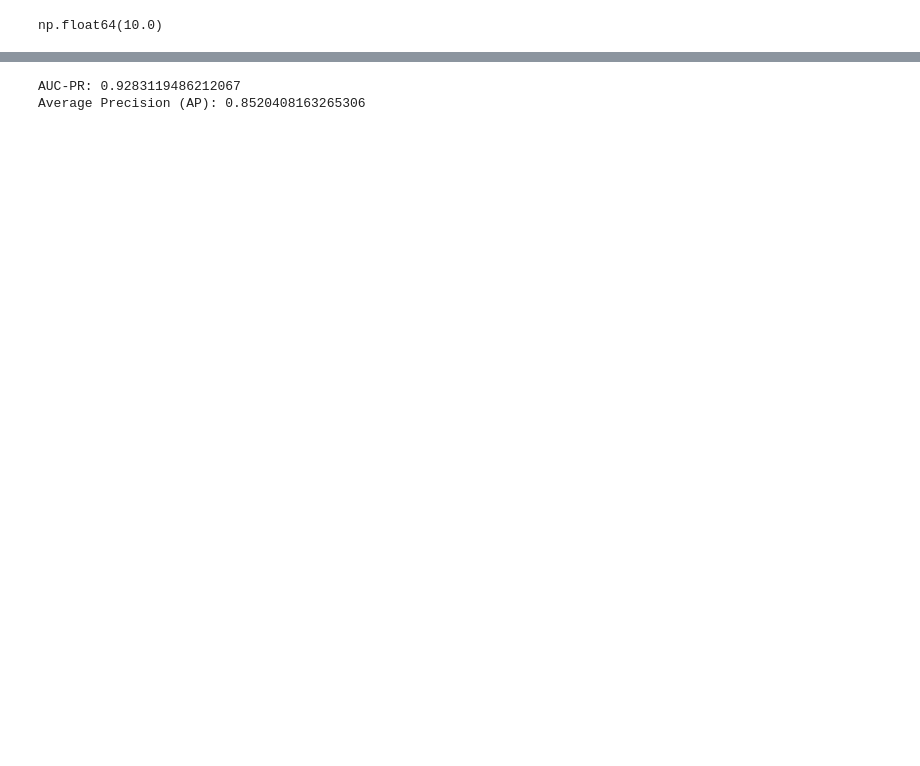
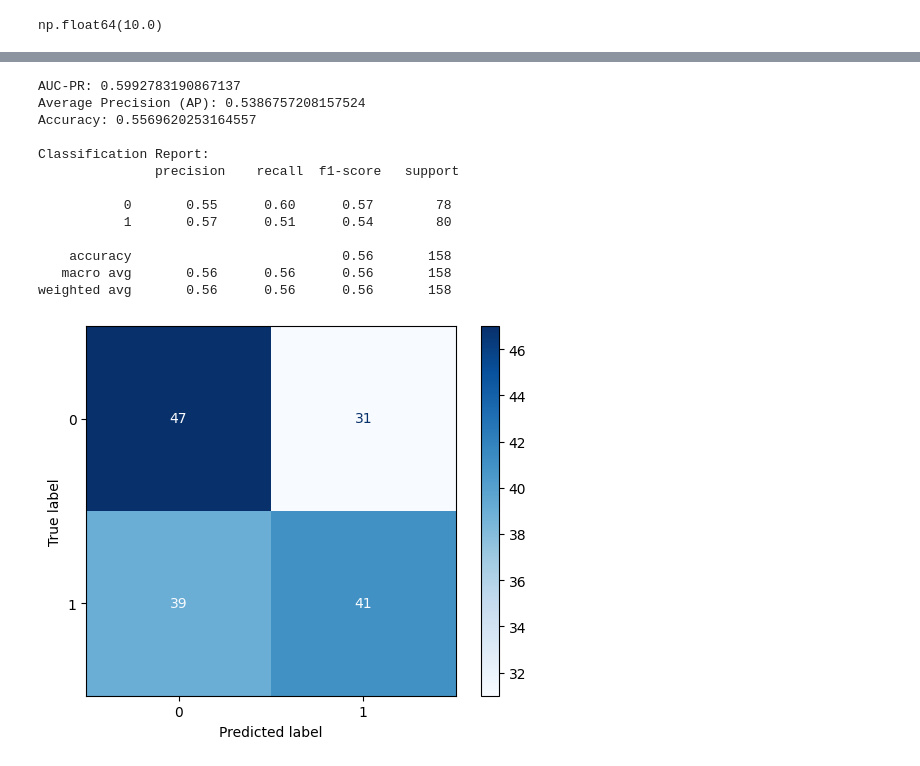
Before and after one commit to shashwat1237/Air-Pollution-and-Mental-Health, a Jupyter notebook: Untitled.ipynb, the cells around one changed output, grey strips where cells are left out. Saved outputs shown, nothing was run; the diff lists cells and outputs as text; code cells hidden in the pictures; blank space fills up the shorter version.

```diff
--- a/Untitled.ipynb
+++ b/Untitled.ipynb
@@ -906,0 +747,3 @@ len(Y[Y["bienestar"]==0])
+# %%
+column_to_predict="sueno"
+mid_value=7
@@ -907,27 +817,50 @@ len(Y[Y["bienestar"]==0])
 # %%
-together=pd.concat([X,Y],axis=1)
-X1_sample = together[together["bienestar"]==1].sample(n=167, random_state=42,replace=False)
-X0_sample=together[together["bienestar"]==0]
-X_sample=pd.concat([X1_sample,X0_sample])
-Y_sample=X_sample["bienestar"]
-X_sample.drop(columns=["bienestar"],axis=1,inplace=True)
+together=pd.concat([X_test,y_test],axis=1)
+min_length=min(len(y_test[y_test[column_to_predict]==0]),len(y_test[y_test[column_to_predict]==1]))
+X1_sample = together[together[column_to_predict]==1]
+X0_sample=together[together[column_to_predict]==0].sample(n=min_length, random_state=42,replace=False)
+X_sample=pd.concat([X1_sample,X0_sample]).sample(n=min_length, random_state=42,replace=False)
+Y_sample=X_sample[column_to_predict]
+X_sample.drop(columns=[column_to_predict],axis=1,inplace=True)
 y_pred = model.predict(X_sample)
+
+
+# y_true: true binary labels (0 or 1)
+# y_scores: model's predicted probabilities or decision function values
+y_scores = model.predict_proba(X_sample)[:, 1]
+precision, recall, thresholds = precision_recall_curve(Y_sample, y_scores)
+
+# Method 1: Standard AUC of the PR curve
+auc_pr = auc(recall, precision)
+
+# Method 2: Average Precision (AP), more common in ML papers
+ap_score = average_precision_score(Y_sample, y_pred)
+
+print("AUC-PR:", auc_pr)
+print("Average Precision (AP):", ap_score)
+print("Accuracy:", accuracy_score(Y_sample, y_pred))
+print("\nClassification Report:\n", classification_report(Y_sample, y_pred))
+
+
+cm = confusion_matrix(Y_sample, y_pred)
+
+# Display
+disp = ConfusionMatrixDisplay(confusion_matrix=cm, display_labels=model.classes_)
+disp.plot(cmap="Blues", values_format='d')
+plt.show()
+cm = confusion_matrix(Y_sample, y_pred)
+# %% [output]
+AUC-PR: 0.5992783190867137
+Average Precision (AP): 0.5386757208157524
+Accuracy: 0.5569620253164557
+
+Classification Report:
+               precision    recall  f1-score   support
+
+           0       0.55      0.60      0.57        78
+           1       0.57      0.51      0.54        80
+
+    accuracy                           0.56       158
+   macro avg       0.56      0.56      0.56       158
+weighted avg       0.56      0.56      0.56       158
+[figure, added]
-# %%
-from sklearn.metrics import precision_recall_curve, auc, average_precision_score
-
-# y_true: true binary labels (0 or 1)
-# y_scores: model's predicted probabilities or decision function values
-y_scores = model.predict_proba(X_sample)[:, 1]
-precision, recall, thresholds = precision_recall_curve(Y_sample, y_scores)
-
-# Method 1: Standard AUC of the PR curve
-auc_pr = auc(recall, precision)
-
-# Method 2: Average Precision (AP), more common in ML papers
-ap_score = average_precision_score(Y_sample, y_pred)
-
-print("AUC-PR:", auc_pr)
-print("Average Precision (AP):", ap_score)
-# %% [output]
-AUC-PR: 0.9283119486212067
-Average Precision (AP): 0.8520408163265306
```
Also changed, not shown: parts of 37 cells of this notebook.
